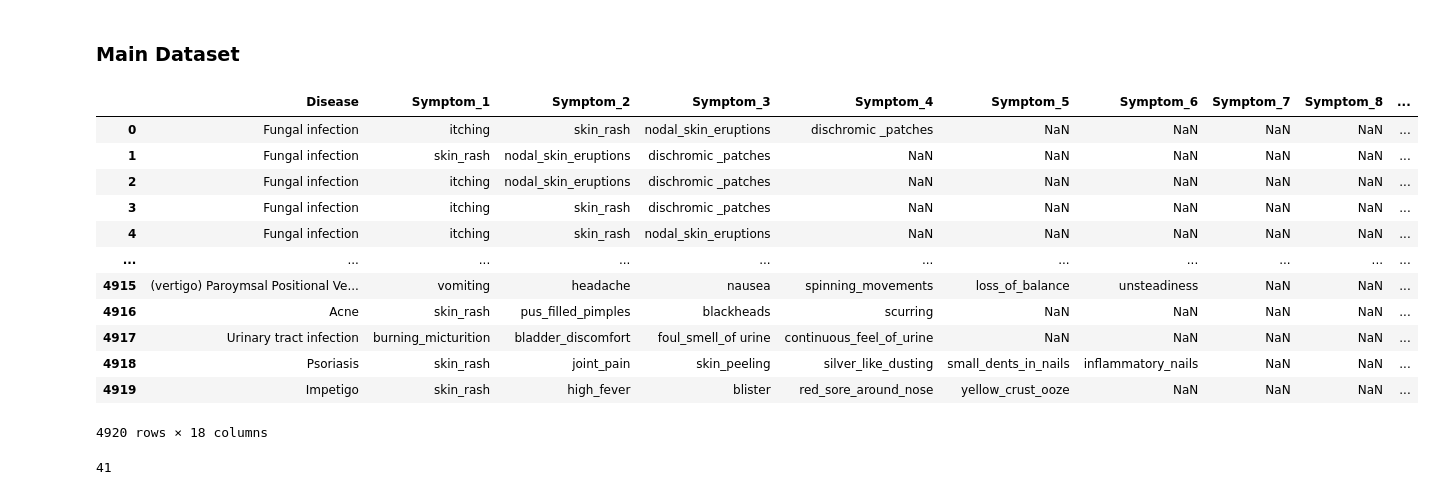
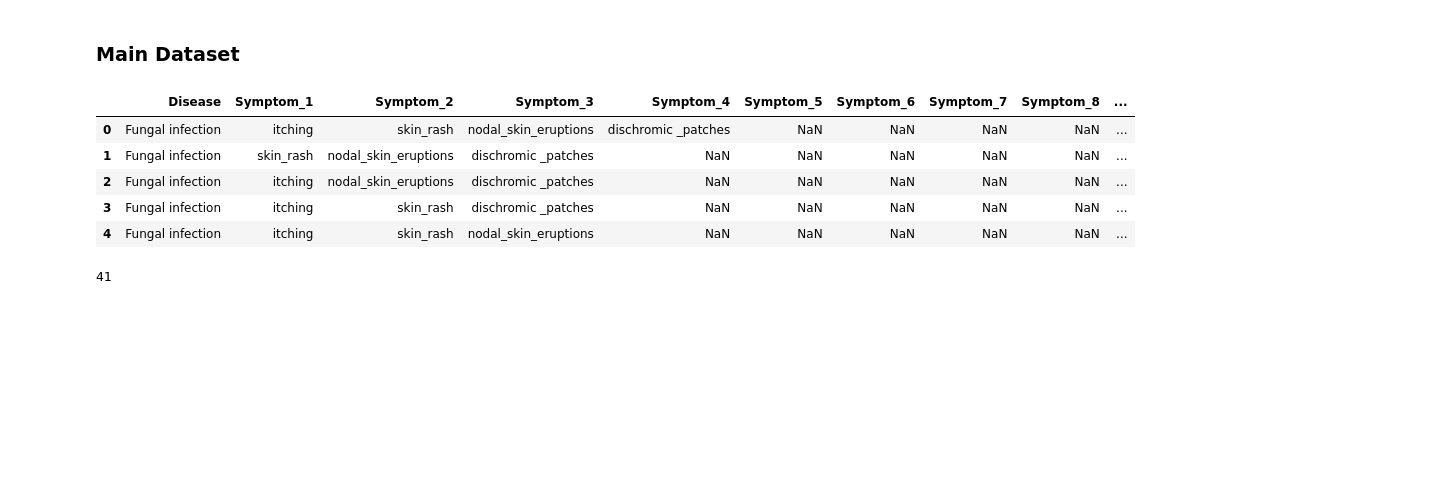
Before and after one commit to Ian-T-Dixon/Disease_Prediction, a Jupyter notebook: exploratory.ipynb, the cells around one changed output. Saved outputs shown, nothing was run; the diff lists cells and outputs as text; code cells hidden in the pictures; blank space fills up the shorter version.

```diff
--- a/exploratory.ipynb
+++ b/exploratory.ipynb
@@ -6,21 +6,14 @@ import pandas as pd
 # %%
 # Main dataset
 data_df = pd.read_csv("./Data/Dirty/dataset.csv")
-data_df
+data_df.head()
 # %% [output]
 |  | Disease | Symptom_1 | Symptom_2 | Symptom_3 | Symptom_4 | Symptom_5 | Symptom_6 | Symptom_7 | Symptom_8 | ... |
 | 0 | Fungal infection | itching | skin_rash | nodal_skin_eruptions | dischromic _patches | NaN | NaN | NaN | NaN | ... |
 | 1 | Fungal infection | skin_rash | nodal_skin_eruptions | dischromic _patches | NaN | NaN | NaN | NaN | NaN | ... |
 | 2 | Fungal infection | itching | nodal_skin_eruptions | dischromic _patches | NaN | NaN | NaN | NaN | NaN | ... |
 | 3 | Fungal infection | itching | skin_rash | dischromic _patches | NaN | NaN | NaN | NaN | NaN | ... |
 | 4 | Fungal infection | itching | skin_rash | nodal_skin_eruptions | NaN | NaN | NaN | NaN | NaN | ... |
-| ... | ... | ... | ... | ... | ... | ... | ... | ... | ... | ... |
-| 4915 | (vertigo) Paroymsal Positional Ve... | vomiting | headache | nausea | spinning_movements | loss_of_balance | unsteadiness | NaN | NaN | ... |
-| 4916 | Acne | skin_rash | pus_filled_pimples | blackheads | scurring | NaN | NaN | NaN | NaN | ... |
-| 4917 | Urinary tract infection | burning_micturition | bladder_discomfort | foul_smell_of urine | continuous_feel_of_urine | NaN | NaN | NaN | NaN | ... |
-| 4918 | Psoriasis | skin_rash | joint_pain | skin_peeling | silver_like_dusting | small_dents_in_nails | inflammatory_nails | NaN | NaN | ... |
-| 4919 | Impetigo | skin_rash | high_fever | blister | red_sore_around_nose | yellow_crust_ooze | NaN | NaN | NaN | ... |
-4920 rows × 18 columns
 # %%
 # Number of target variables
 data_df['Disease'].nunique()
```
Also changed, not shown: parts of 2 cells of this notebook.
